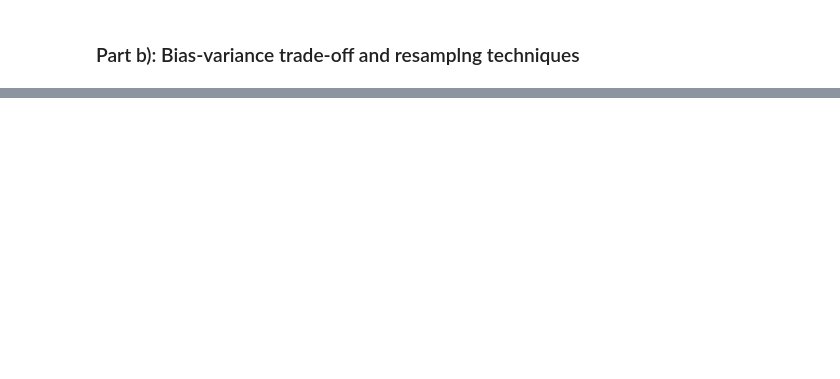
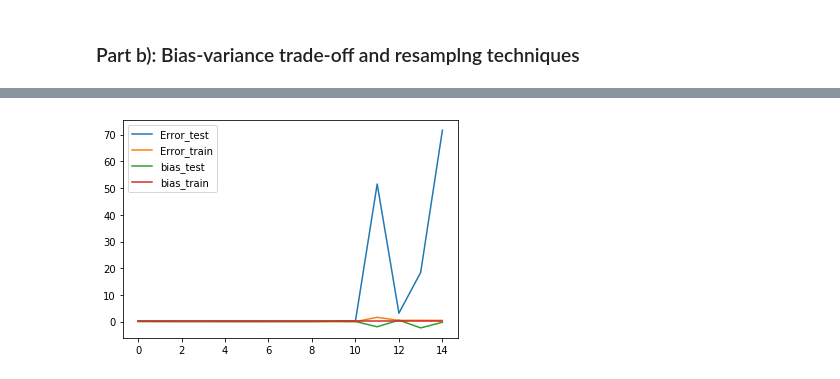
Before and after one commit to marianylund/fysstkprojects, a Jupyter notebook: Project1_MariaNylund.ipynb, the cells around one changed output, grey strips where cells are left out. Saved outputs shown, nothing was run; the diff lists cells and outputs as text; code cells hidden in the pictures; blank space fills up the shorter version.

```diff
--- a/Project1_MariaNylund.ipynb
+++ b/Project1_MariaNylund.ipynb
@@ -183,2 +132,79 @@ Test: Training MSE for OLS
 # %% [markdown]
 ### Part b): Bias-variance trade-off and resamplng techniques
+# %%
+np.random.seed(3155)
+
+# TODO: do I need to somehow sample from the FrankeFunction???
+N = 200
+noise_strength = 0.5
+x = np.random.rand(N)
+y = np.random.rand(N)
+
+z = FrankeFunction(x, y)
+z += np.random.uniform(0, 1, N) * noise_strength # noise
+
+p = 15 # up to polynomial of degree 5
+# %%
+error_train = np.zeros(p)
+bias_train = np.zeros(p)
+variance_train = np.zeros(p)
+polydegree = np.zeros(p)
+
+error_test = np.zeros(p)
+bias_test = np.zeros(p)
+variance_test = np.zeros(p)
+
+for degree in range(p):
+    X = create_X(x, y, degree)
+    X_train, X_test, y_train, y_test = train_test_split(X, z, test_size = 0.2, shuffle = False)
+
+    X_train_mean = np.mean(X_train, axis = 0)
+    X_train_std = np.std(X_train, axis = 0)
+
+    #print("Mean: ", X_train_mean, " std: ", X_train_std)
+
+    X_train = (X_train - X_train_mean)/X_train_std
+    X_test = (X_test - X_train_mean)/X_train_std
+
+    # TODO: Without it there are Nan values, is this the correct way to fix this?
+    X_train[:, 0] = 1
+    X_test[:, 0] = 1
+
+    # Matrix inversion to find beta
+    beta = np.linalg.inv(X_train.T @ X_train) @ X_train.T @ y_train
+    #print("beta:\n", beta)
+    polydegree[degree] = degree
+    print('Polynomial degree:', degree + 1)
+
+    # Are we supposed to train several times? Or is that bootstrapping?
+    # Make prediction
+    beta_optimal = X_train @ beta
+    print("Train: R2\n", R2(y_train, beta_optimal)) # ~ 1
+    print("Train: MSE\n", MSE(y_train, beta_optimal)) # ~ 0
+
+    error_train[degree] =  MSE(y_train, beta_optimal)
+    bias_train[degree] = np.mean(y_train - np.mean(beta_optimal)**2)
+    variance_train[degree] = np.var(beta_optimal)
+
+    # Make prediction
+    beta_optimal = X_test @ beta
+    print("Test: R2\n", R2(y_test, beta_optimal)) # ~ 1
+    print("Test: MSE\n", MSE(y_test, beta_optimal)) # ~ 0
+
+    error_test[degree] =  MSE(y_test, beta_optimal)
+    bias_test[degree] = np.mean(y_test - np.mean(beta_optimal)**2)
+    variance_test[degree] = np.var(beta_optimal)
+    #print('Error:', error[degree])
+    #print('Bias^2:', bias[degree])
+    #print('Var:', variance[degree])
+    #print('{} >= {} + {} = {}'.format(error[degree], bias[degree], variance[degree], bias[degree]+variance[degree]))
+
+plt.plot(polydegree, error_test, label='Error_test')
+plt.plot(polydegree, error_train, label='Error_train')
+plt.plot(polydegree, bias_test, label='bias_test')
+#plt.plot(polydegree, variance_test, label='Variance_test')
+plt.plot(polydegree, bias_train, label='bias_train')
+#plt.plot(polydegree, variance_train, label='Variance_train')
+plt.legend()
+plt.show()
+# %% [output]
@@ -184,0 +228 @@ Test: Training MSE for OLS
+[figure, added]
```
Also changed, not shown: parts of 9 cells of this notebook.
